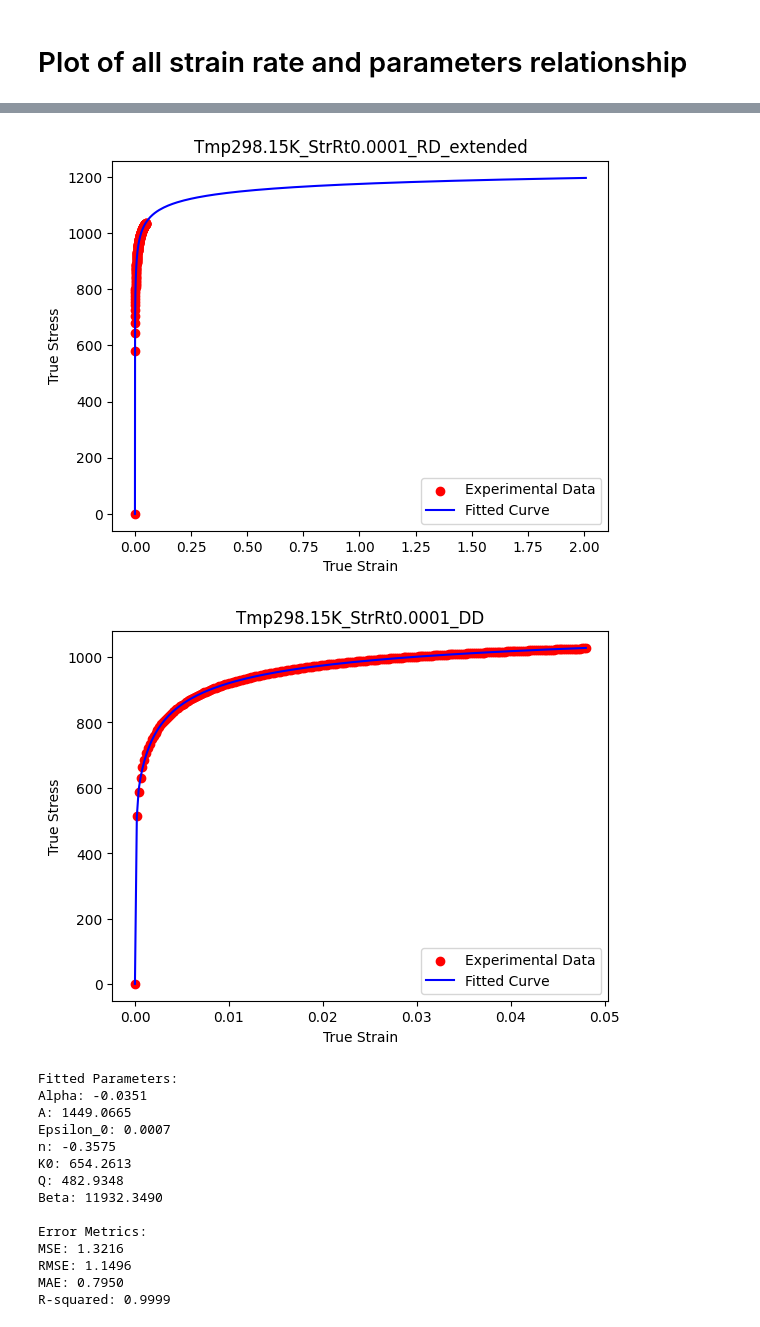
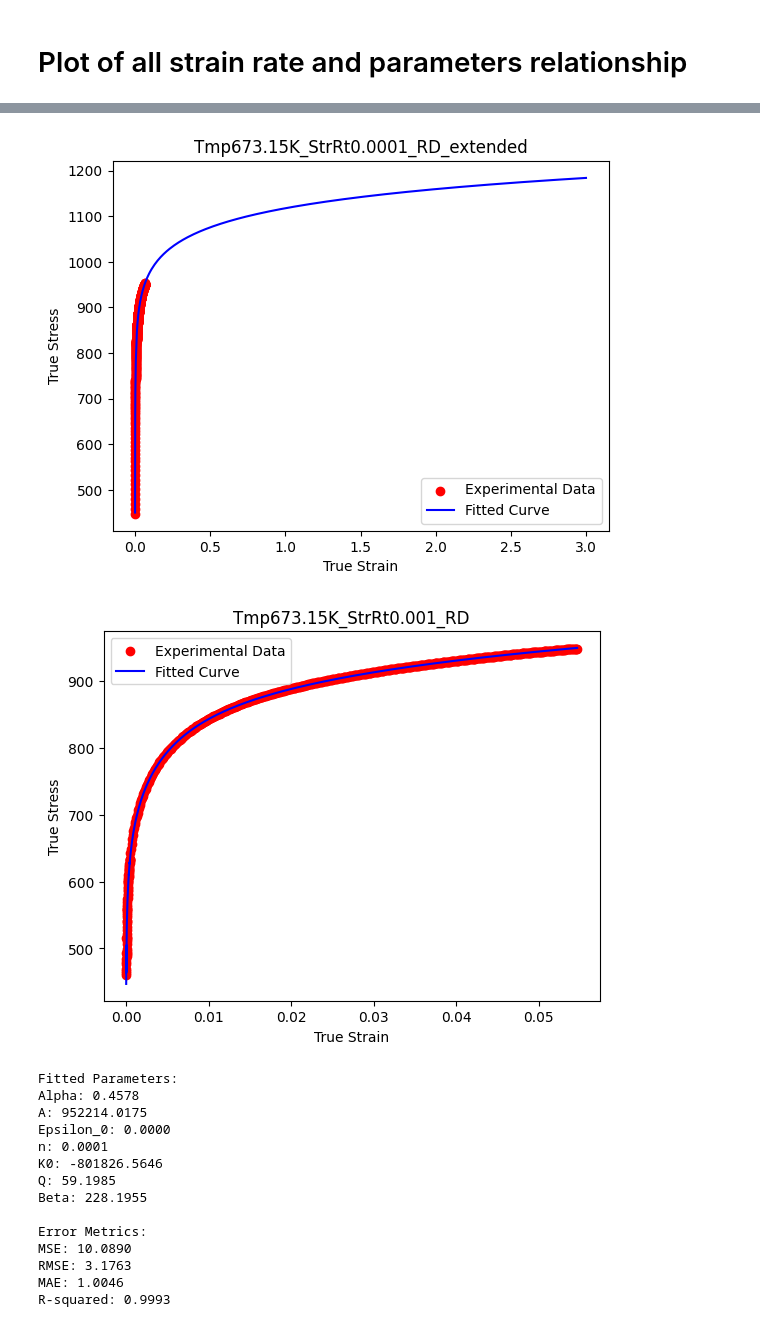
Before and after one commit to meiannnnn/coe-final-project, a Jupyter notebook: sv_fitting.ipynb, the cells around one changed output, grey strips where cells are left out. Drawn from its saved outputs; the diff is of its cells as text; code cells hidden in the pictures.

Commit message:
extended curve modified

```diff
--- a/sv_fitting.ipynb
+++ b/sv_fitting.ipynb
@@ -62,7 +62,7 @@ def analyze_sv_fit(file_path, strain_column, stress_column, title, initial_guess
           f'R-squared: {r_squared:.4f}')
 
 # Extended strain for comparison (you might want to adjust this range)
-    extended_strain = np.concatenate((strain, np.arange(strain[-1] + 0.01, 2.01, 0.01)))
+    extended_strain = pd.read_csv("data/strain_extended.csv")['strain']
     extended_stress = swift_voce(extended_strain, *params)
     plt.scatter(strain, stress, label='Experimental Data', color='red')
     plt.plot(extended_strain, extended_stress, label='Fitted Curve', color='blue')
@@ -172,7 +172,7 @@ def analyze_msv_fit(file_path, strain_column, stress_column, title, initial_gues
           f'Q: {params_high[3]:.4f}, Epsilon_0: {params_high[4]:.4f}, '
           f'Alpha: {params_high[5]:.4f}, Beta: {params_high[6]:.4f}')
 
-    extended_strain = np.concatenate((strain, np.arange(strain[-1] + 0.01, 2.01, 0.01)))
+    extended_strain = pd.read_csv("data/strain_extended.csv")['strain']
     low_stress = modified_swift_voce(extended_strain[extended_strain < 0.02], *params_low)
     high_stress = modified_swift_voce(extended_strain[extended_strain >= 0.02], *params_high)
     extended_stress = np.concatenate((low_stress, high_stress))
@@ -195,7 +195,7 @@ def analyze_msv_fit(file_path, strain_column, stress_column, title, initial_gues
     df.to_csv(output_file_path, index=False)
     return params_low, params_high
 
-condition = 'Tmp298.15K_StrRt1_RD'
-#condition = 'Tmp473.15K_StrRt0.1_RD'
-analyze_msv_fit('data/Exp_FC_StrRtDpn_TmpDpn_Tmp298.csv', condition + '_E', condition + '_S', condition)
+#condition = 'Tmp298.15K_StrRt1_RD'
+condition = 'Tmp473.15K_StrRt0.1_RD'
+analyze_msv_fit('data/Exp_FC_StrRtDpn_TmpDpn_Tmp473.csv', condition + '_E', condition + '_S', condition)
 # %% [output]
@@ -217,14 +217,14 @@ params_name  = ['alpha', 'A', 'epsilon_0', 'n', 'k0', 'Q', 'beta']
 
 #conditions = ['Tmp77.15K_StrRt0.0001_RD']
 #conditions = ['Tmp233.15K_StrRt0.0001_RD']
-conditions = ['Tmp298.15K_StrRt0.0001_RD', 'Tmp298.15K_StrRt0.0001_DD', 'Tmp298.15K_StrRt0.0001_TD', 'Tmp298.15K_StrRt0.001_RD', 'Tmp298.15K_StrRt0.001_DD', 'Tmp298.15K_StrRt0.001_TD', 'Tmp298.15K_StrRt0.01_RD', 'Tmp298.15K_StrRt0.01_DD', 'Tmp298.15K_StrRt0.01_TD', 'Tmp298.15K_StrRt0.1_RD','Tmp298.15K_StrRt0.1_DD', 'Tmp298.15K_StrRt0.1_TD']
+#conditions = ['Tmp298.15K_StrRt0.0001_RD', 'Tmp298.15K_StrRt0.0001_DD', 'Tmp298.15K_StrRt0.0001_TD', 'Tmp298.15K_StrRt0.001_RD', 'Tmp298.15K_StrRt0.001_DD', 'Tmp298.15K_StrRt0.001_TD', 'Tmp298.15K_StrRt0.01_RD', 'Tmp298.15K_StrRt0.01_DD', 'Tmp298.15K_StrRt0.01_TD', 'Tmp298.15K_StrRt0.1_RD','Tmp298.15K_StrRt0.1_DD', 'Tmp298.15K_StrRt0.1_TD']
 #conditions = ['Tmp373.15K_StrRt0.0001_RD', 'Tmp373.15K_StrRt0.001_RD', 'Tmp373.15K_StrRt0.01_RD', 'Tmp373.15K_StrRt0.1_RD']
 #conditions = ['Tmp473.15K_StrRt0.0001_RD', 'Tmp473.15K_StrRt0.001_RD', 'Tmp473.15K_StrRt0.01_RD']
 #conditions = ['Tmp573.15K_StrRt0.0001_RD', 'Tmp573.15K_StrRt0.001_RD', 'Tmp573.15K_StrRt0.01_RD', 'Tmp573.15K_StrRt0.1_RD']
-#conditions = ['Tmp673.15K_StrRt0.0001_RD', 'Tmp673.15K_StrRt0.001_RD', 'Tmp673.15K_StrRt0.01_RD', 'Tmp673.15K_StrRt0.1_RD']
+conditions = ['Tmp673.15K_StrRt0.0001_RD', 'Tmp673.15K_StrRt0.001_RD', 'Tmp673.15K_StrRt0.01_RD', 'Tmp673.15K_StrRt0.1_RD']
 
 for condition in conditions:
-    params.append(analyze_sv_fit('data/Exp_FC_StrRtDpn_TmpDpn_Tmp298.csv', condition + '_E', condition + '_S', condition))
+    params.append(analyze_sv_fit('data/Exp_FC_StrRtDpn_TmpDpn_Tmp673.csv', condition + '_E', condition + '_S', condition))
 '''
 for i in range(7):
     plt.figure(figsize=(8, 5))  # Create a new figure for each plot
@@ -255,16 +255,16 @@ R-squared: 0.9998
-[figure, old version]
+[figure, new version]
-[figure, old version]
+[figure, new version]
 Fitted Parameters:
-Alpha: -0.0351
-A: 1449.0665
-Epsilon_0: 0.0007
-n: -0.3575
-K0: 654.2613
-Q: 482.9348
-Beta: 11932.3490
+Alpha: 0.4578
+A: 952214.0175
+Epsilon_0: 0.0000
+n: 0.0001
+K0: -801826.5646
+Q: 59.1985
+Beta: 228.1955
 
 Error Metrics:
-MSE: 1.3216
-RMSE: 1.1496
-MAE: 0.7950
-R-squared: 0.9999
+MSE: 10.0890
+RMSE: 3.1763
+MAE: 1.0046
+R-squared: 0.9993
```
Also changed, not shown: parts of 2 cells of this notebook, 31 other files.
